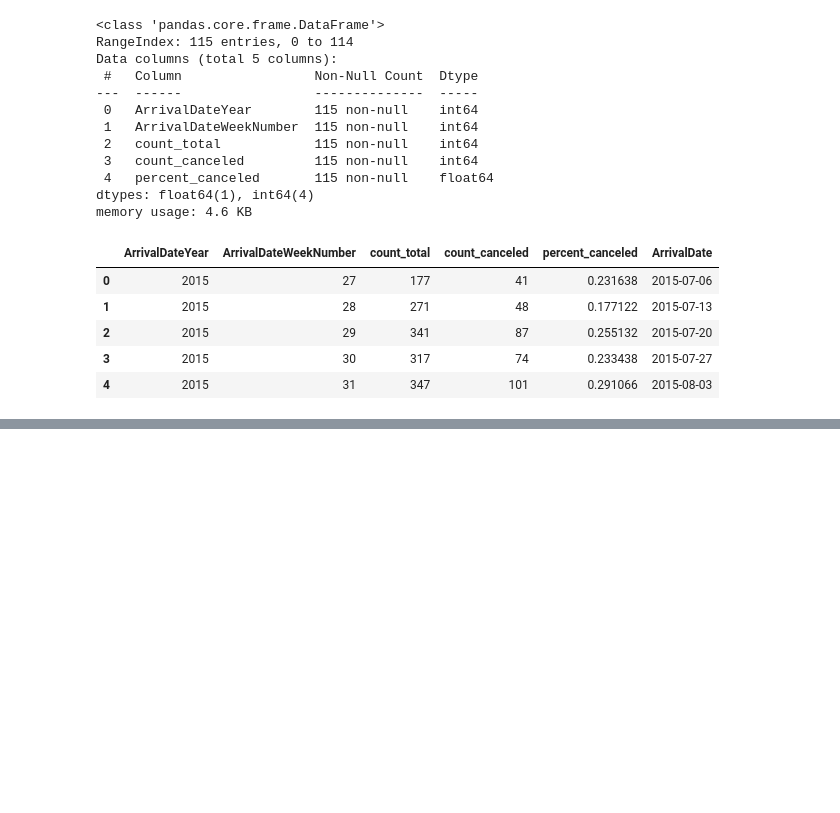
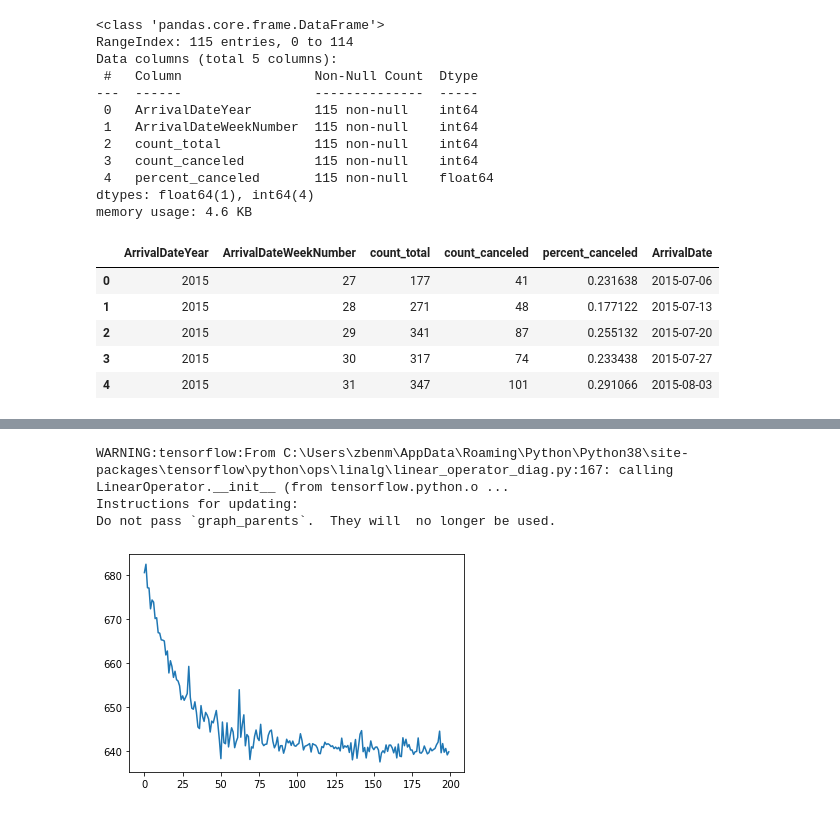
Before and after one commit to zbenmo/time-series-modeling-with-tensorflow-probability, a Jupyter notebook: Part-I-Hotel Cancelations.ipynb, the cells around one changed output, grey strips where cells are left out. Cells and saved outputs as stored; diff of their text form; code cells hidden in the pictures; blank space fills up the shorter version.

```diff
--- a/Part-I-Hotel Cancelations.ipynb
+++ b/Part-I-Hotel Cancelations.ipynb
@@ -78,0 +88,15 @@ plt.title('number of cancelations by week');
+# %%
+def build_model(observed_time_series):
+  trend = sts.LocalLinearTrend(observed_time_series=observed_time_series)
+  seasonal = tfp.sts.Seasonal(
+      num_seasons=53, observed_time_series=observed_time_series)
+  model = sts.Sum([trend, seasonal], observed_time_series=observed_time_series)
+  return model
+# %%
+time_series_h1['count_canceled'] = time_series_h1['count_canceled'].astype(np.float32)
+# %%
+cancellation_model = build_model(time_series_h1['count_canceled']) # co2_by_month_training_data)
+
+# Build the variational surrogate posteriors `qs`.
+variational_posteriors = tfp.sts.build_factored_surrogate_posterior(
+    model=cancellation_model)
@@ -78,0 +110,33 @@ plt.title('number of cancelations by week');
+# %%
+#@title Minimize the variational loss.
+
+train_data = time_series_h1['count_canceled']
+
+# Allow external control of optimization to reduce test runtimes.
+num_variational_steps = 200 # @param { isTemplate: true}
+num_variational_steps = int(num_variational_steps)
+
+optimizer = tf.optimizers.Adam(learning_rate=.1)
+# Using fit_surrogate_posterior to build and optimize the variational loss function.
+@tf.function(experimental_compile=True)
+def train():
+  elbo_loss_curve = tfp.vi.fit_surrogate_posterior(
+    target_log_prob_fn=cancellation_model.joint_log_prob(
+        observed_time_series=train_data),
+    surrogate_posterior=variational_posteriors,
+    optimizer=optimizer,
+    num_steps=num_variational_steps)
+  return elbo_loss_curve
+
+elbo_loss_curve = train()
+
+plt.plot(elbo_loss_curve)
+plt.show()
+
+# Draw samples from the variational posterior.
+q_samples_co2_ = variational_posteriors.sample(50)
+# %% [output]
+WARNING:tensorflow:From C:\Users\zbenm\AppData\Roaming\Python\Python38\site-packages\tensorflow\python\ops\linalg\linear_operator_diag.py:167: calling LinearOperator.__init__ (from tensorflow.python.o ...
+Instructions for updating:
+Do not pass `graph_parents`.  They will  no longer be used.
+[figure, added]
```
Also changed, not shown: parts of 4 cells of this notebook.
